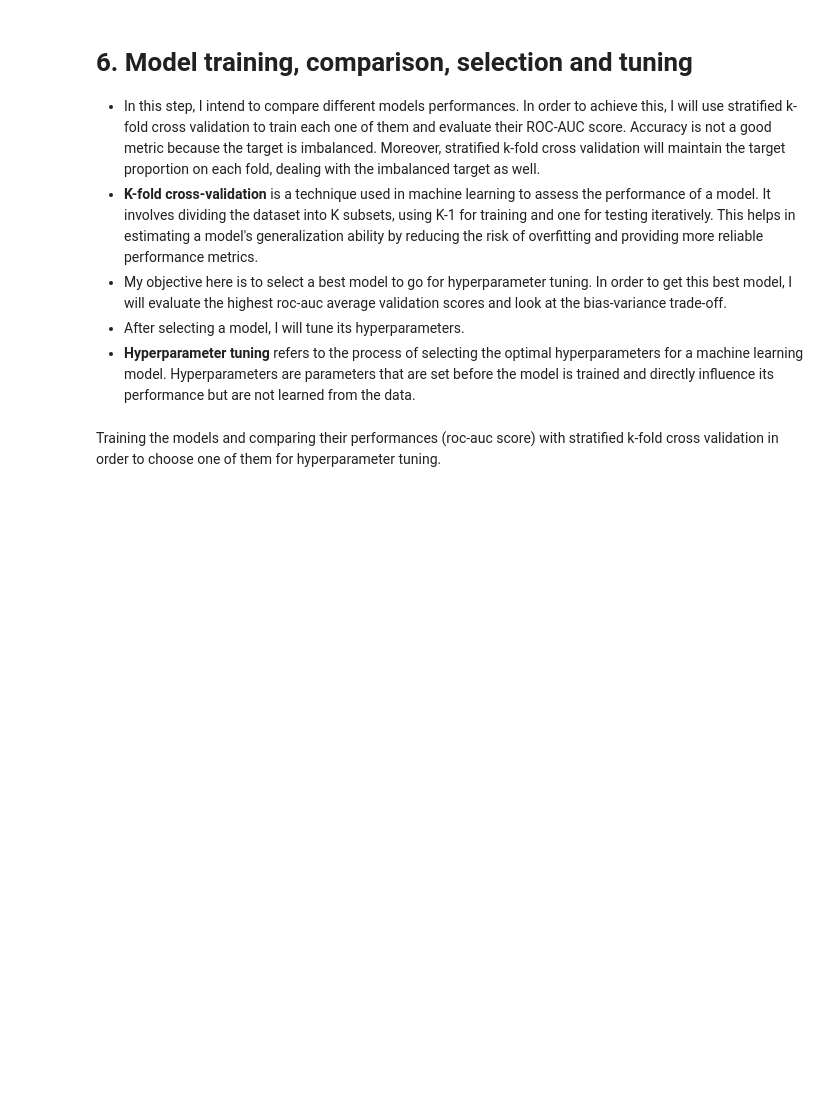
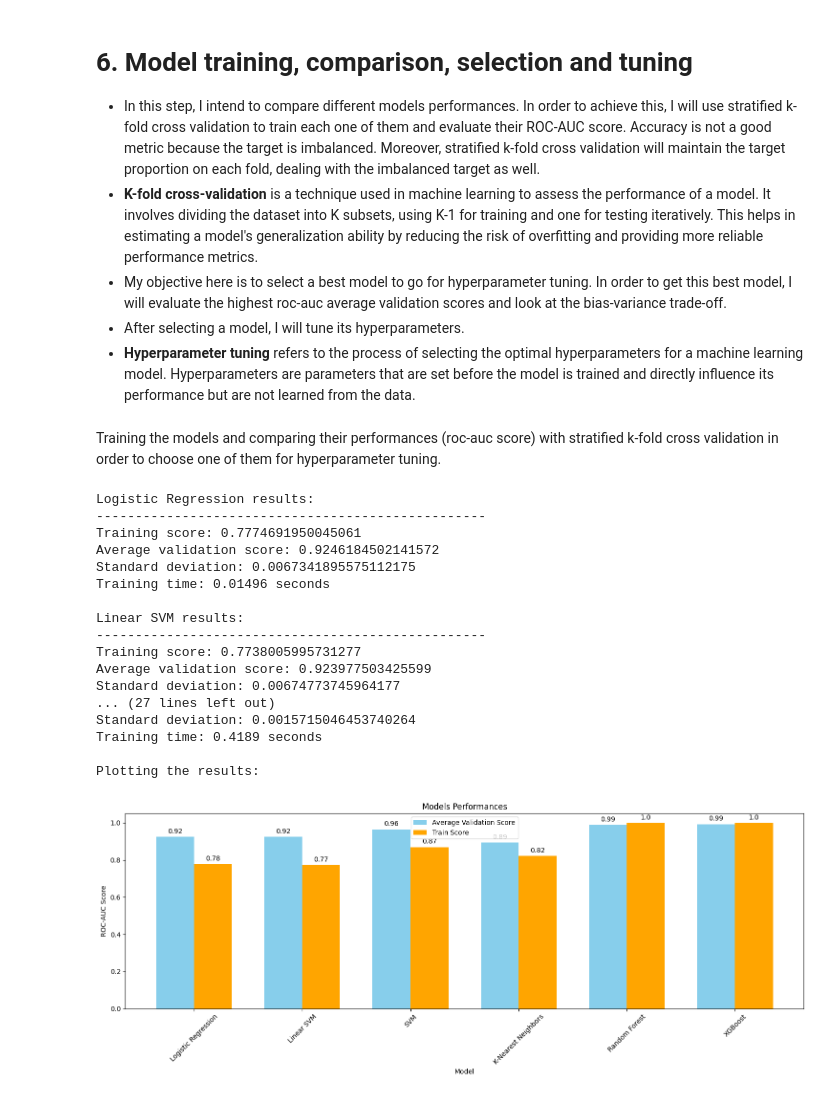
Before and after one commit to allmeidaapedro/Churn-Prediction-Credit-Card, a Jupyter notebook: notebooks/2. Modelling.ipynb, the cells around one changed output. Saved outputs shown, nothing was run; the diff lists cells and outputs as text; code cells hidden in the pictures; blank space fills up the shorter version.

Commit message:
Modelling

```diff
--- a/notebooks/2. Modelling.ipynb
+++ b/notebooks/2. Modelling.ipynb
@@ -260,3 +260,24 @@ models = {
     'Random Forest': RandomForestClassifier(),
     'XGBoost': XGBClassifier()
 }
+# %%
+eval_df = evaluate_models_cv(models=models, X_train=X_train_prepared, y_train=y_train)
+# %% [output]
+Logistic Regression results:
+--------------------------------------------------
+Training score: 0.7774691950045061
+Average validation score: 0.9246184502141572
+Standard deviation: 0.0067341895575112175
+Training time: 0.01496 seconds
+
+Linear SVM results:
+--------------------------------------------------
+Training score: 0.7738005995731277
+Average validation score: 0.923977503425599
+Standard deviation: 0.00674773745964177
+... (27 lines left out)
+Standard deviation: 0.0015715046453740264
+Training time: 0.4189 seconds
+
+Plotting the results:
+[figure, added]
```
Also changed, not shown: parts of 21 cells of this notebook, 1 other file.
